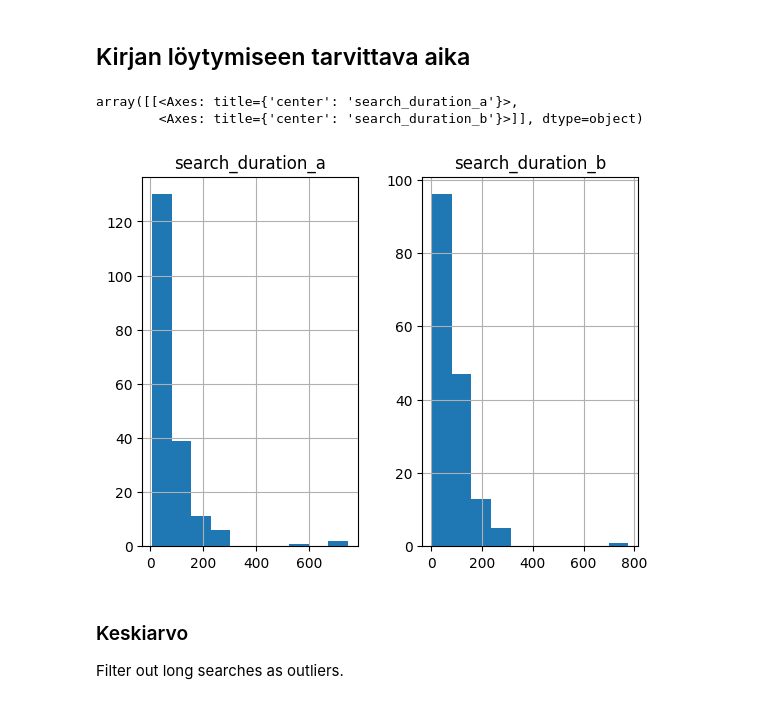
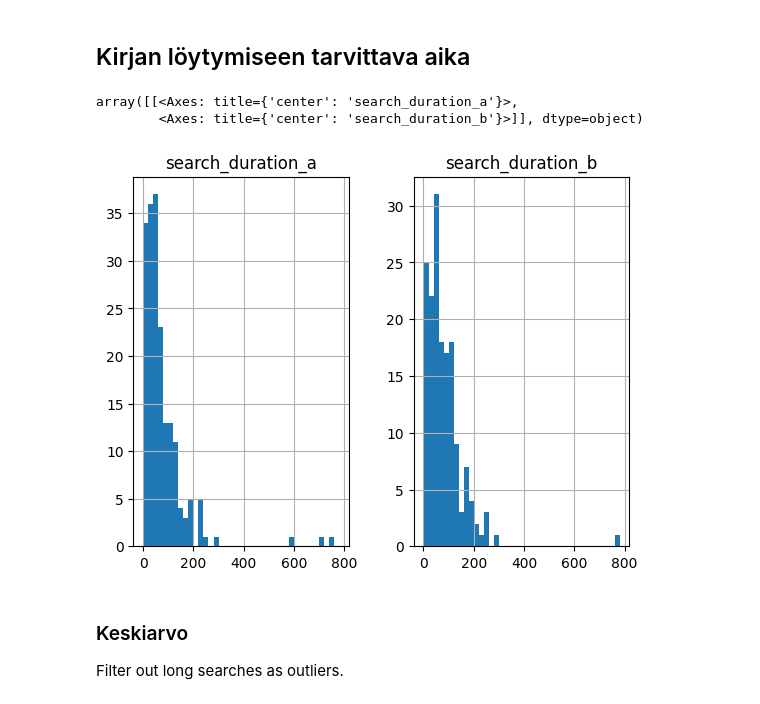
Before and after one commit to NatLibFi/kivepa-booksearch-workshop, a Jupyter notebook: analysis.ipynb, the cells around one changed output. Cells and saved outputs as stored; diff of their text form; code cells hidden in the pictures.

```diff
--- a/analysis.ipynb
+++ b/analysis.ipynb
@@ -181,16 +181,17 @@ df[
 # %%
 # search_duration_x is the time from starting input in search field until selecting a book
 
+bins = range(0, 800, 20)
 df[
     [
         "search_duration_a",
         "search_duration_b",
     ]
-].hist()
+].hist(bins=bins)
 # %% [output]
 array([[<Axes: title={'center': 'search_duration_a'}>,
         <Axes: title={'center': 'search_duration_b'}>]], dtype=object)
-[figure, old version]
+[figure, new version]
 # %% [markdown]
 ### Keskiarvo
 
```
Also changed, not shown: parts of 1 cell of this notebook, 1 other file.
